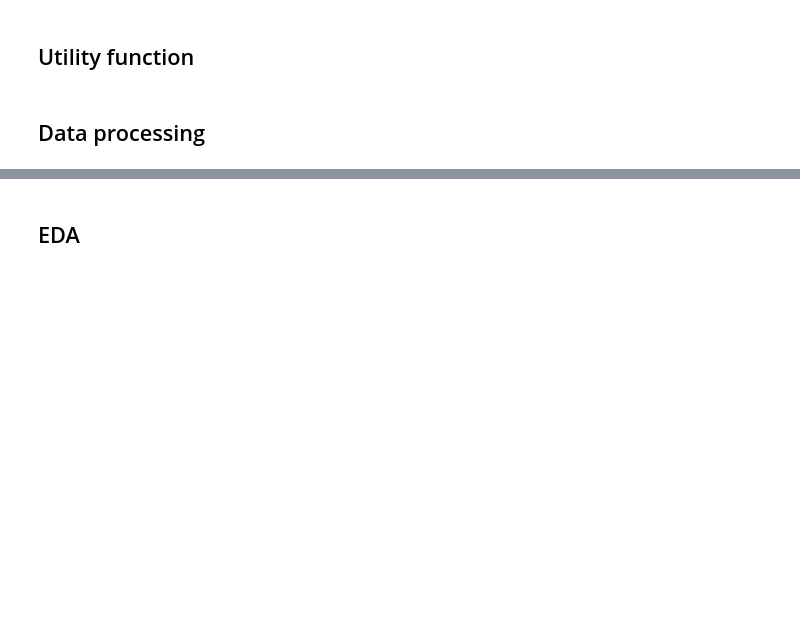
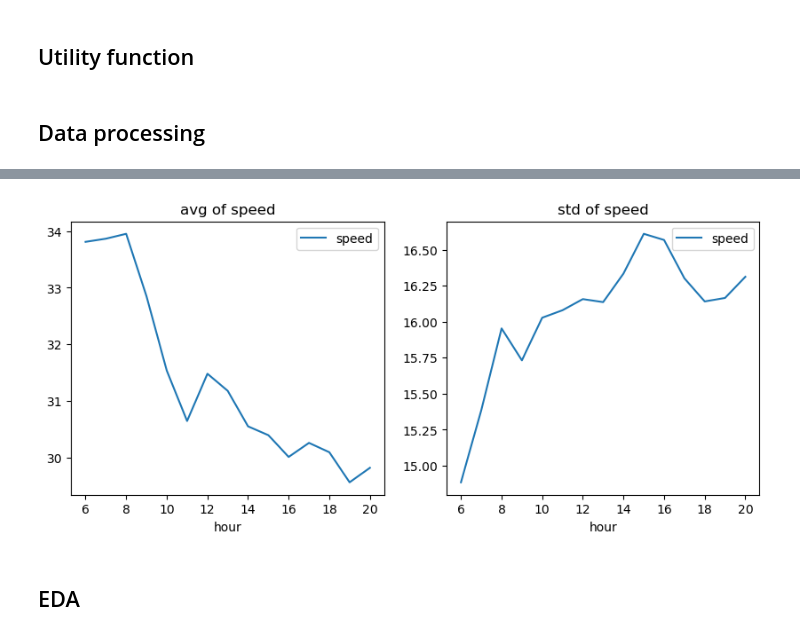
Before and after one commit to pabloguarda/pesuelogit, a Jupyter notebook: examples/notebooks/gisuelogit-fresno.ipynb, the cells around one changed output, grey strips where cells are left out. Saved outputs shown, nothing was run; the diff lists cells and outputs as text; code cells hidden in the pictures; blank space fills up the shorter version.

```diff
--- a/examples/notebooks/gisuelogit-fresno.ipynb
+++ b/examples/notebooks/gisuelogit-fresno.ipynb
@@ -176,2 +231,16 @@ for link in fresno_network.links:
+# %%
+# Filter only data from inrix segments that were matched with the network links
+
+fig, axs = plt.subplots(1,2, figsize = (10,4))
+
+sns.lineplot(data = inrix_df[inrix_df['Segment ID'].isin(list(df.inrix_id.dropna().unique()))].groupby('hour')[['speed']].mean(),
+             ax = axs[0])
+axs[0].set_title('avg of speed')
+
+sns.lineplot(data = inrix_df[inrix_df['Segment ID'].isin(list(df.inrix_id.dropna().unique()))].groupby('hour')[['speed']].std(),
+             ax = axs[1])
+axs[1].set_title('std of speed');
+# %% [output]
+[figure, added]
 # %% [markdown]
 ## EDA
```
Also changed, not shown: parts of 22 cells of this notebook.
